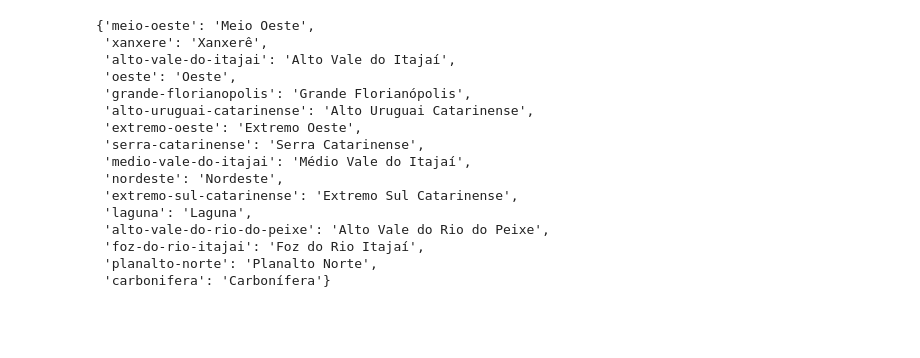
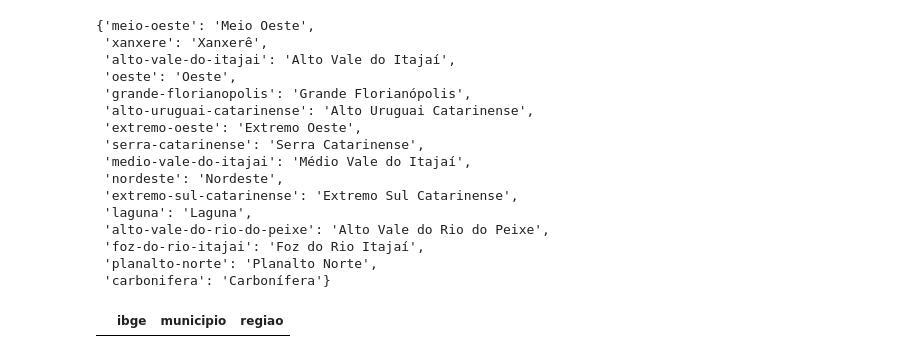
Before and after one commit to LFBossa/DadosSaudeAPI, a Jupyter notebook: playground.ipynb, the cells around one changed output. Drawn from its saved outputs; the diff is of its cells as text; code cells hidden in the pictures; blank space fills up the shorter version.

```diff
--- a/playground.ipynb
+++ b/playground.ipynb
@@ -44,10 +46,5 @@ df.to_pickle("dados/saude-series.pd.pkl")
 # %% [markdown]
 # Cidades
-# %%
-import json
-
-with open("dados/municipios.json") as fp:
-    municipios = json.load(fp)
 # %%
 ibge_muni = [(x["pk"], x["fields"]["nome"]) for x in municipios]
 
@@ -104,0 +100,4 @@ doen
+# %%
+municipios.query("ibge == 4202901")
+# %% [output]
+|  | ibge | municipio | regiao |
```
Also changed, not shown: parts of 24 cells of this notebook.
